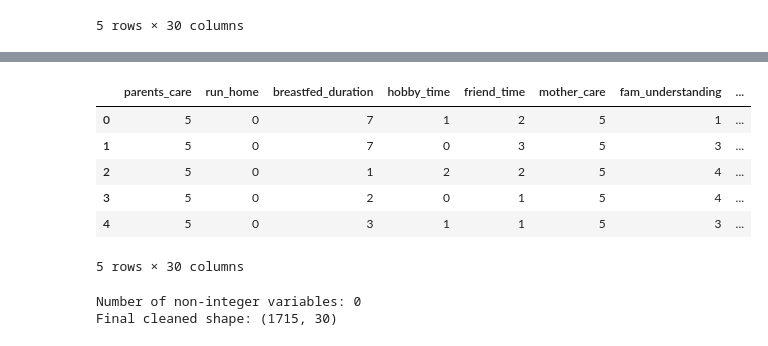
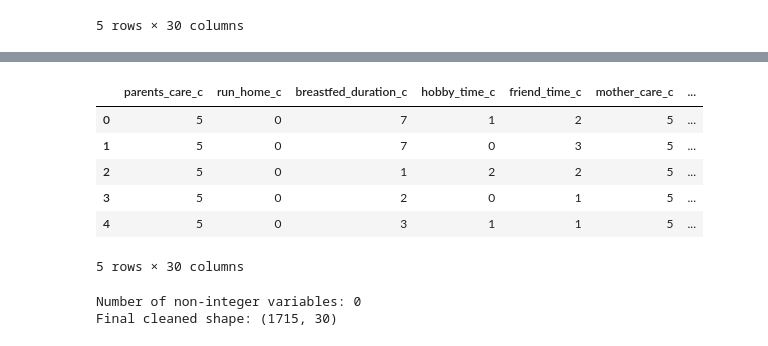
Before and after one commit to alyssaqle/COGS-108---Longitudinal-Mental-Health-Analysis, a Jupyter notebook: DataCheckpoint_Group055_SP25.ipynb, the cells around one changed output, grey strips where cells are left out. Cells and saved outputs as stored; diff of their text form; code cells hidden in the pictures.

```diff
--- a/DataCheckpoint_Group055_SP25.ipynb
+++ b/DataCheckpoint_Group055_SP25.ipynb
@@ -150,53 +150,52 @@ mother_close               int64
 dtype: object
 # %%
 # remove spaces before converting the object data type columns to integers to avoid errors
-sub_df = sub_df[~sub_df.consider_suicide_adult.isin([' '])]
-sub_df = sub_df[~sub_df.breastfed_duration.isin([' '])]
+sub_df = sub_df[~sub_df.consider_suicide_adult_a.isin([' '])]
+sub_df = sub_df[~sub_df.breastfed_duration_c.isin([' '])]
 
-sub_df['consider_suicide_adult'] = sub_df['consider_suicide_adult'].astype(int)
-sub_df['breastfed_duration'] = sub_df['breastfed_duration'].astype(int)
-sub_df['attempt_suicide_adult'] = sub_df['attempt_suicide_adult'].astype(int)
-sub_df['respon_interfer'] = sub_df['respon_interfer'].astype(int)
+sub_df['consider_suicide_adult_a'] = sub_df['consider_suicide_adult_a'].astype(int)
+sub_df['breastfed_duration_c'] = sub_df['breastfed_duration_c'].astype(int)
+sub_df['attempt_suicide_adult_a'] = sub_df['attempt_suicide_adult_a'].astype(int)
+sub_df['respon_interfer_a'] = sub_df['respon_interfer_a'].astype(int)
 # %%
 # Let's now remove all of the decline to answer/ unknown answers (number codes vary per variable)
-sub_df = sub_df[~sub_df.parents_care.isin([6, 96, 98])]
-sub_df = sub_df[~sub_df.run_home.isin([6, 8, 9])]
-sub_df = sub_df[~sub_df.breastfed_duration.isin([96, 98])]
-sub_df = sub_df[~sub_df.mom_warmth.isin([6, 7, 8])]
-sub_df = sub_df[~sub_df.hobby_time.isin([6, 8])]
-sub_df = sub_df[~sub_df.friend_time.isin([6, 8])]
-sub_df = sub_df[~sub_df.fam_understanding.isin([6, 96, 98])]
-sub_df = sub_df[~sub_df.witness_violence.isin([9])]
-sub_df = sub_df[~sub_df.jumped.isin([9])]
-sub_df = sub_df[~sub_df.assets_value.isin([96, 98])]
-sub_df = sub_df[~sub_df.mother_close.isin([7])]
-sub_df = sub_df[~sub_df.father_close.isin([7, 8])]
-sub_df = sub_df[~sub_df.depression.isin([6])]
-sub_df = sub_df[~sub_df.English.isin([5, 6, 96, 97, 98])]
-sub_df = sub_df[~sub_df.Math.isin([5, 6, 96, 97, 98])]
-sub_df = sub_df[~sub_df.History.isin([5, 6, 96, 97, 98])]
-sub_df = sub_df[~sub_df.Science.isin([5, 6, 96, 97, 98])]
-sub_df = sub_df[~sub_df.counseling.isin([6, 8])]
-sub_df = sub_df[~sub_df.mother_satisfied.isin([6, 7, 8, 9])]
-sub_df = sub_df[~sub_df.consider_suicide_youth.isin([6, 8, 9])]
-sub_df = sub_df[~sub_df.edu_exp.isin([96, 97, 98])]
-sub_df = sub_df[~sub_df.respon_interfer.isin([6, 96, 98])]
-sub_df = sub_df[~sub_df.desired_edu.isin([6, 8])]
-sub_df = sub_df[~sub_df.feels_18th.isin([96, 98])]
-sub_df = sub_df[~sub_df.feel_weight.isin([6, 8])]
-sub_df = sub_df[~sub_df.consider_suicide_adult.isin([6, 7, 8])]
-sub_df = sub_df[~sub_df.attempt_suicide_adult.isin([6, 7, 8])]
-sub_df = sub_df[~sub_df.respon_interfer.isin([96, 98])]
+sub_df = sub_df[~sub_df.parents_care_c.isin([6, 96, 98])]
+sub_df = sub_df[~sub_df.run_home_c.isin([6, 8, 9])]
+sub_df = sub_df[~sub_df.breastfed_duration_c.isin([96, 98])]
+sub_df = sub_df[~sub_df.mom_warmth_c.isin([6, 7, 8])]
+sub_df = sub_df[~sub_df.hobby_time_c.isin([6, 8])]
+sub_df = sub_df[~sub_df.friend_time_c.isin([6, 8])]
+sub_df = sub_df[~sub_df.fam_understanding_c.isin([6, 96, 98])]
+sub_df = sub_df[~sub_df.witness_violence_c.isin([9])]
+sub_df = sub_df[~sub_df.jumped_c.isin([9])]
+sub_df = sub_df[~sub_df.assets_value_a.isin([96, 98])]
+sub_df = sub_df[~sub_df.mother_close_a.isin([7])]
+sub_df = sub_df[~sub_df.father_close_a.isin([7, 8])]
+sub_df = sub_df[~sub_df.depression_a.isin([6])]
+sub_df = sub_df[~sub_df.English_c.isin([5, 6, 96, 97, 98])]
+sub_df = sub_df[~sub_df.Math_c.isin([5, 6, 96, 97, 98])]
+sub_df = sub_df[~sub_df.History_c.isin([5, 6, 96, 97, 98])]
+sub_df = sub_df[~sub_df.Science_c.isin([5, 6, 96, 97, 98])]
+sub_df = sub_df[~sub_df.counseling_c.isin([6, 8])]
+sub_df = sub_df[~sub_df.mother_satisfied_c.isin([6, 7, 8, 9])]
+sub_df = sub_df[~sub_df.consider_suicide_youth_c.isin([6, 8, 9])]
+sub_df = sub_df[~sub_df.edu_exp_a.isin([96, 97, 98])]
+sub_df = sub_df[~sub_df.respon_interfer_a.isin([6, 96, 98])]
+sub_df = sub_df[~sub_df.desired_edu_a.isin([6, 8])]
+sub_df = sub_df[~sub_df.feels_18th_a.isin([96, 98])]
+sub_df = sub_df[~sub_df.feel_weight_a.isin([6, 8])]
+sub_df = sub_df[~sub_df.consider_suicide_adult_a.isin([6, 7, 8])]
+sub_df = sub_df[~sub_df.attempt_suicide_adult_a.isin([6, 7, 8])]
 
 sub_df = sub_df.reset_index(drop=True)
 sub_df.head()
 # %% [output]
-|  | parents_care | run_home | breastfed_duration | hobby_time | friend_time | mother_care | fam_understanding | ... |
-| 0 | 5 | 0 | 7 | 1 | 2 | 5 | 1 | ... |
-| 1 | 5 | 0 | 7 | 0 | 3 | 5 | 3 | ... |
-| 2 | 5 | 0 | 1 | 2 | 2 | 5 | 4 | ... |
-| 3 | 5 | 0 | 2 | 0 | 1 | 5 | 4 | ... |
-| 4 | 5 | 0 | 3 | 1 | 1 | 5 | 3 | ... |
+|  | parents_care_c | run_home_c | breastfed_duration_c | hobby_time_c | friend_time_c | mother_care_c | ... |
+| 0 | 5 | 0 | 7 | 1 | 2 | 5 | ... |
+| 1 | 5 | 0 | 7 | 0 | 3 | 5 | ... |
+| 2 | 5 | 0 | 1 | 2 | 2 | 5 | ... |
+| 3 | 5 | 0 | 2 | 0 | 1 | 5 | ... |
+| 4 | 5 | 0 | 3 | 1 | 1 | 5 | ... |
 5 rows × 30 columns
 # %%
 # Check how many variables are not integers! (should be 0)
```
Also changed, not shown: parts of 6 cells of this notebook.
